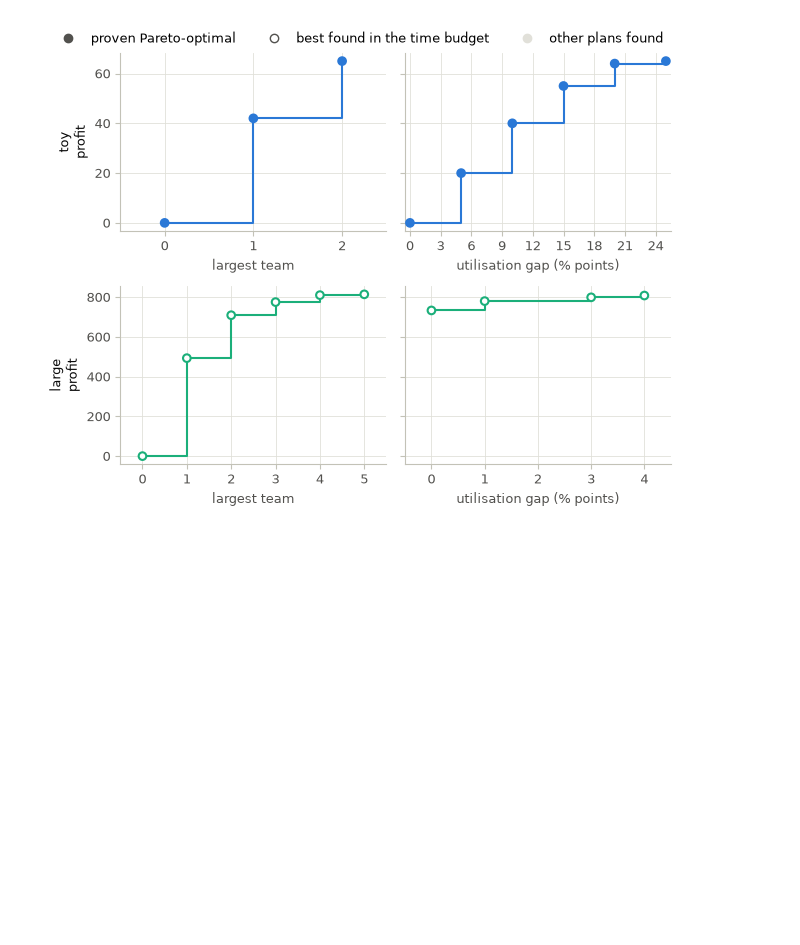
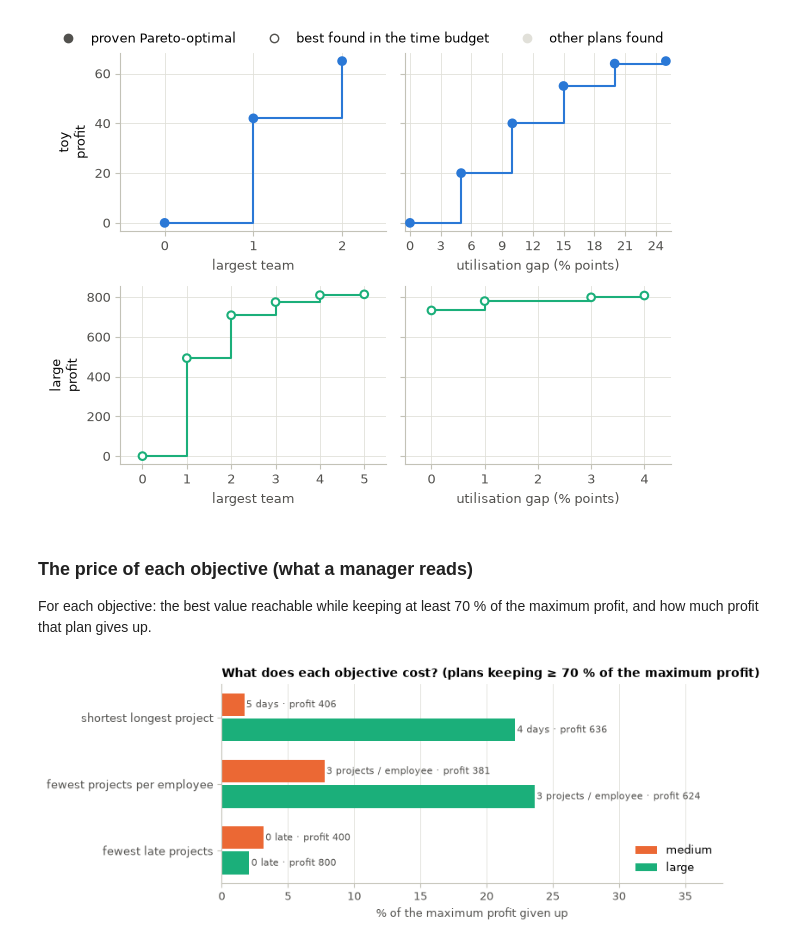
Before and after one commit to amithkm9/Decision_Modeling, a Jupyter notebook: CompuOpti_staffing_improved (1).ipynb, the cells around one changed output. Saved outputs shown, nothing was run; the diff lists cells and outputs as text; code cells hidden in the pictures; blank space fills up the shorter version.

Commit message:
Add price of objectives figure

```diff
--- a/CompuOpti_staffing_improved (1).ipynb
+++ b/CompuOpti_staffing_improved (1).ipynb
@@ -1211,3 +1211,41 @@ fig.tight_layout()
 plt.show()
 # %% [output]
 [figure]
+# %% [markdown]
+### The price of each objective (what a manager reads)
+
+For each objective: the best value reachable while keeping at least 70 % of the maximum profit, and
+how much profit that plan gives up.
+# %%
+def price(n, objs):
+    top = proof[n]["profit"]
+    rows = {}
+    for o in objs:
+        df = table(FRONT_OF[n][o])
+        df = df[df.profit >= 0.7 * top]
+        v = df[o].min()
+        p = df[df[o] == v].profit.max()
+        rows[o] = {"best value": v, "profit": p, "cost %": 100 * (1 - p / top)}
+    return pd.DataFrame(rows).T
+
+
+cost = {n: price(n, BRIEF[1:]) for n in ("medium", "large")}
+UNIT = {"duration": "{:g} days", "projects_per_staff": "{:g} projects / employee", "late_jobs": "{:g} late"}
+fig, ax = plt.subplots(figsize=(7.5, 3))
+for k, (n, df) in enumerate(cost.items()):
+    y = [i + (k - 0.5) * 0.38 for i in range(len(df))]
+    ax.barh(y, df["cost %"], height=0.34, color=INST_COLOR[n], label=n)
+    for yi, (o, r) in zip(y, df.iterrows(), strict=True):
+        ax.text(r["cost %"] + 0.15, yi, f"{UNIT[o].format(r['best value'])} · profit {r['profit']:g}",
+                va="center", fontsize=8, color=INK2)
+ax.set(yticks=range(3),
+       yticklabels=["shortest longest project", "fewest projects per employee", "fewest late projects"],
+       xlabel="% of the maximum profit given up",
+       title="What does each objective cost? (plans keeping ≥ 70 % of the maximum profit)")
+ax.set_xlim(0, max(df["cost %"].max() for df in cost.values()) * 1.6)
+ax.grid(axis="y", visible=False)
+ax.invert_yaxis()
+ax.legend(loc="lower right")
+save(fig, "price_of_objectives")
+# %% [output]
+[figure, added]
```
